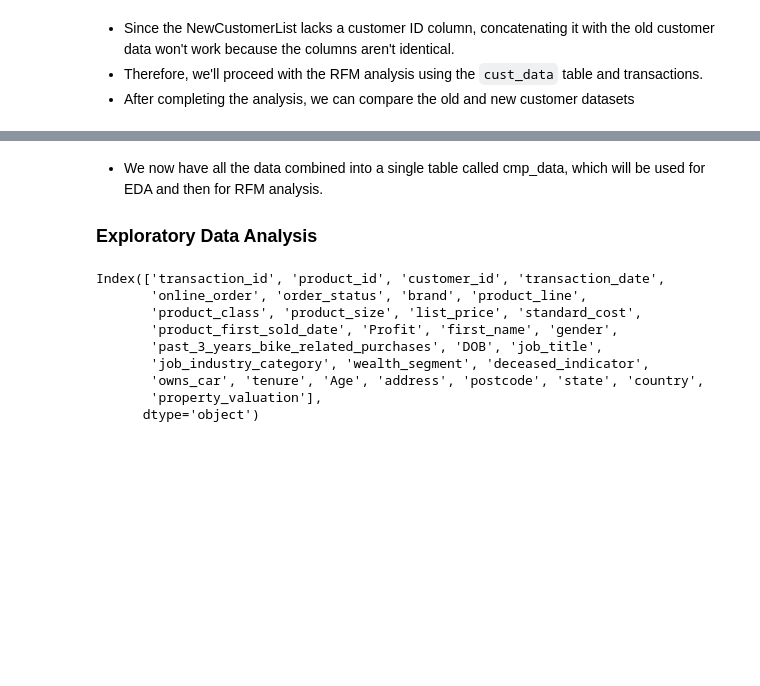
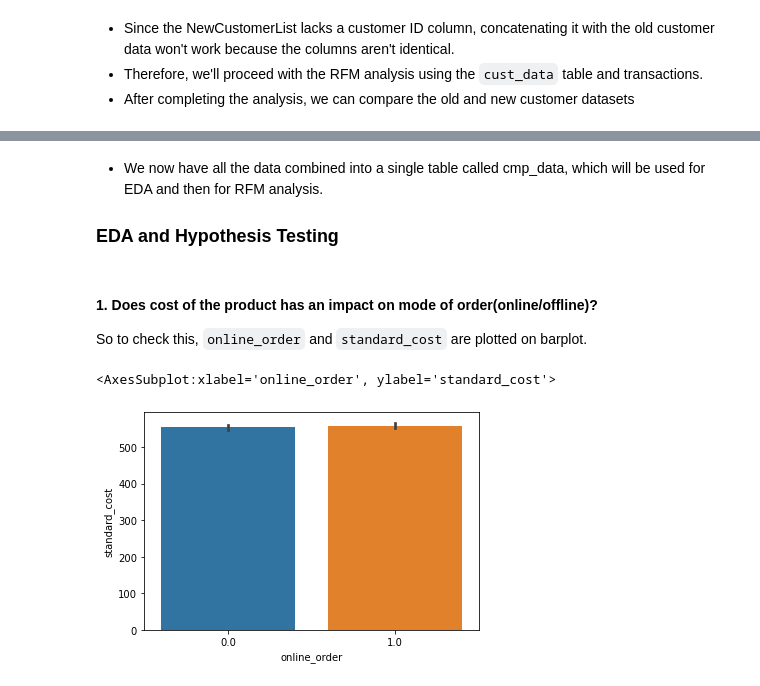
Before and after one commit to Jagadeeshkumaryanda/Customer_Segmentation_Analysis, a Jupyter notebook: Exploratory Data Analysis.ipynb, the cells around one changed output, grey strips where cells are left out. Drawn from its saved outputs; the diff is of its cells as text; code cells hidden in the pictures; blank space fills up the shorter version.

```diff
--- a/Exploratory Data Analysis.ipynb
+++ b/Exploratory Data Analysis.ipynb
@@ -74,16 +76,12 @@ cmp_data.head(3)
 # %% [markdown]
 * We now have all the data combined into a single table called cmp_data, which will be used for EDA and then for RFM analysis.
 
-### Exploratory Data Analysis
+### EDA and Hypothesis Testing
-# %%
-cmp_data.columns
-# %% [output]
-Index(['transaction_id', 'product_id', 'customer_id', 'transaction_date',
-       'online_order', 'order_status', 'brand', 'product_line',
-       'product_class', 'product_size', 'list_price', 'standard_cost',
-       'product_first_sold_date', 'Profit', 'first_name', 'gender',
-       'past_3_years_bike_related_purchases', 'DOB', 'job_title',
-       'job_industry_category', 'wealth_segment', 'deceased_indicator',
-       'owns_car', 'tenure', 'Age', 'address', 'postcode', 'state', 'country',
-       'property_valuation'],
-      dtype='object')
+# %% [markdown]
+#### 1. Does cost of the product has an impact on mode of order(online/offline)?
+So to check this, `online_order` and `standard_cost` are plotted on barplot.
+# %%
+sns.barplot(x=cmp_data['online_order'],y=cmp_data['standard_cost'])
+# %% [output]
+<AxesSubplot:xlabel='online_order', ylabel='standard_cost'>
+[figure, added]
```
Also changed, not shown: parts of 11 cells of this notebook, 5 other files.
